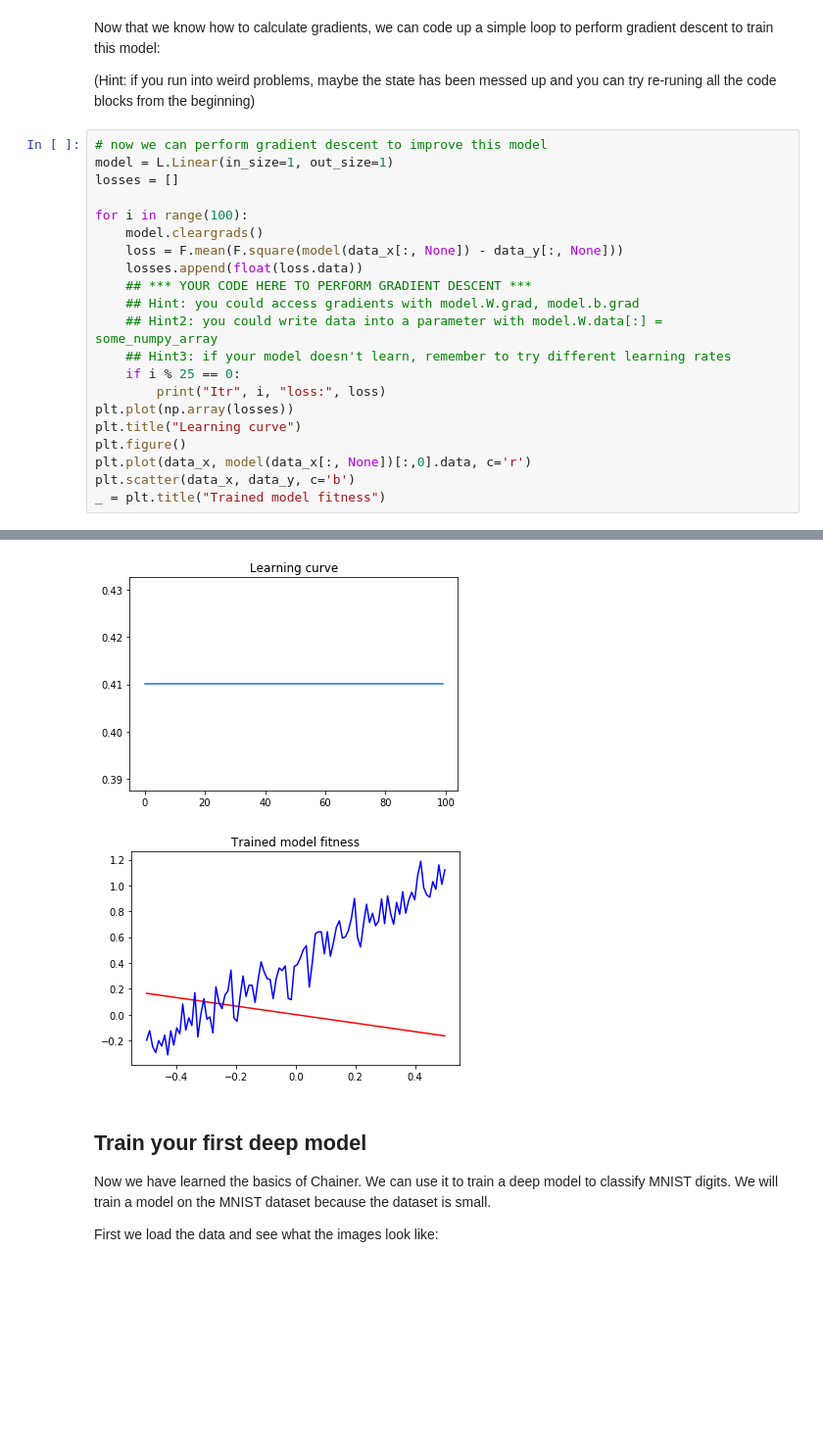
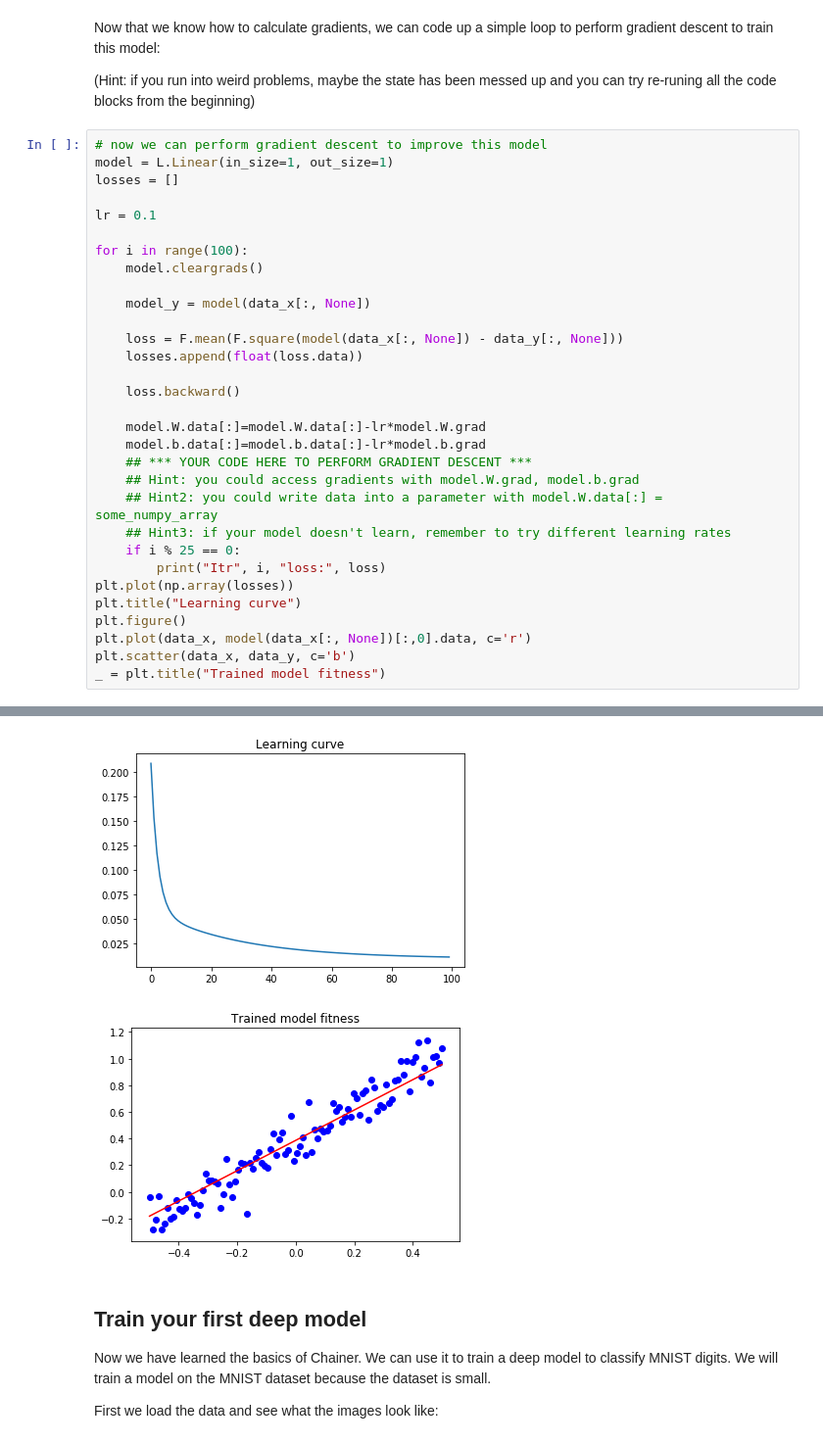
Before and after one commit to YevgenyW/RL-Bootcamp, a Jupyter notebook: lab2/Lab 2.ipynb, the cells around one changed output, grey strips where cells are left out. Shown: that part at 98% size. Saved outputs shown, nothing was run; the diff lists cells and outputs as text; blank space fills up the shorter version.

```diff
--- a/lab2/Lab 2.ipynb
+++ b/lab2/Lab 2.ipynb
@@ -109,10 +110,20 @@ Now that we know how to calculate gradients, we can code up a simple loop to per
 model = L.Linear(in_size=1, out_size=1)
 losses = []
 
+lr = 0.1
+
 for i in range(100):
     model.cleargrads()
+
+    model_y = model(data_x[:, None])
+
     loss = F.mean(F.square(model(data_x[:, None]) - data_y[:, None]))
     losses.append(float(loss.data))
+
+    loss.backward()
+
+    model.W.data[:]=model.W.data[:]-lr*model.W.grad
+    model.b.data[:]=model.b.data[:]-lr*model.b.grad
     ## *** YOUR CODE HERE TO PERFORM GRADIENT DESCENT ***
     ## Hint: you could access gradients with model.W.grad, model.b.grad
     ## Hint2: you could write data into a parameter with model.W.data[:] = some_numpy_array
@@ -133,5 +144,5 @@ Itr 75 loss: variable(0.41011232137680054)
-[figure, old version]
+[figure, new version]
-[figure, old version]
+[figure, new version]
 # %% [markdown]
 ## Train your first deep model
 
```
Also changed, not shown: parts of 7 cells of this notebook.
